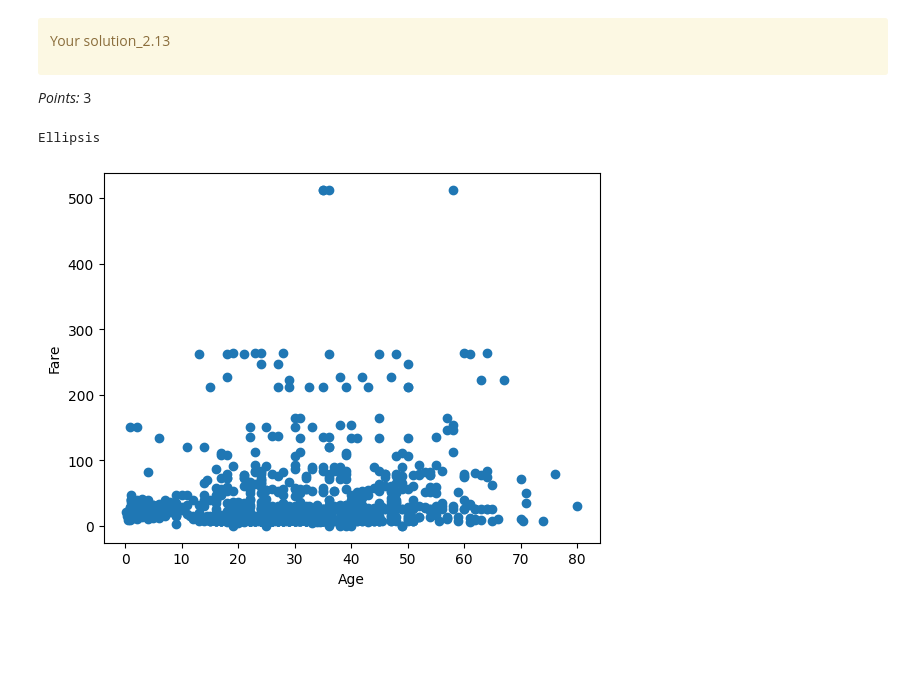
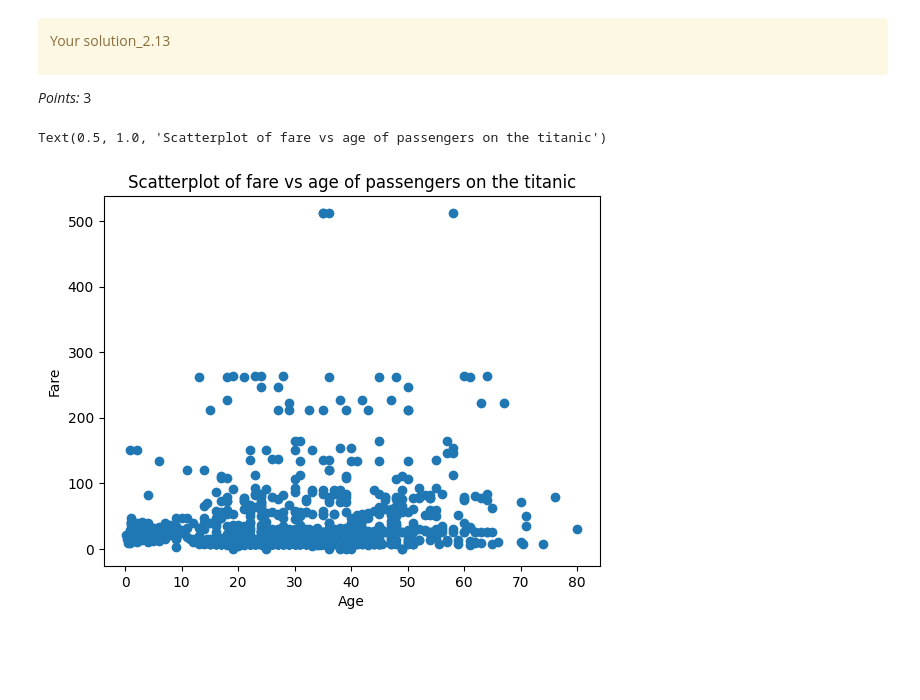
Before and after one commit to DoiBoi/cpsc330-hw1, a Jupyter notebook: hw1.ipynb, the cells around one changed output. Cells and saved outputs as stored; diff of their text form; code cells hidden in the pictures.

```diff
--- a/hw1.ipynb
+++ b/hw1.ipynb
@@ -494,11 +494,11 @@ _Points:_ 3
 # %%
 plt.scatter(titanic_df['age'], titanic_df['fare'])
 plt.xlabel("Age")
 plt.ylabel("Fare")
-...
+plt.title("Scatterplot of fare vs age of passengers on the titanic")
 # %% [output]
-Ellipsis
+Text(0.5, 1.0, 'Scatterplot of fare vs age of passengers on the titanic')
-[figure, old version]
+[figure, new version]
 # %% [markdown]
 <!-- END QUESTION -->
 
```
